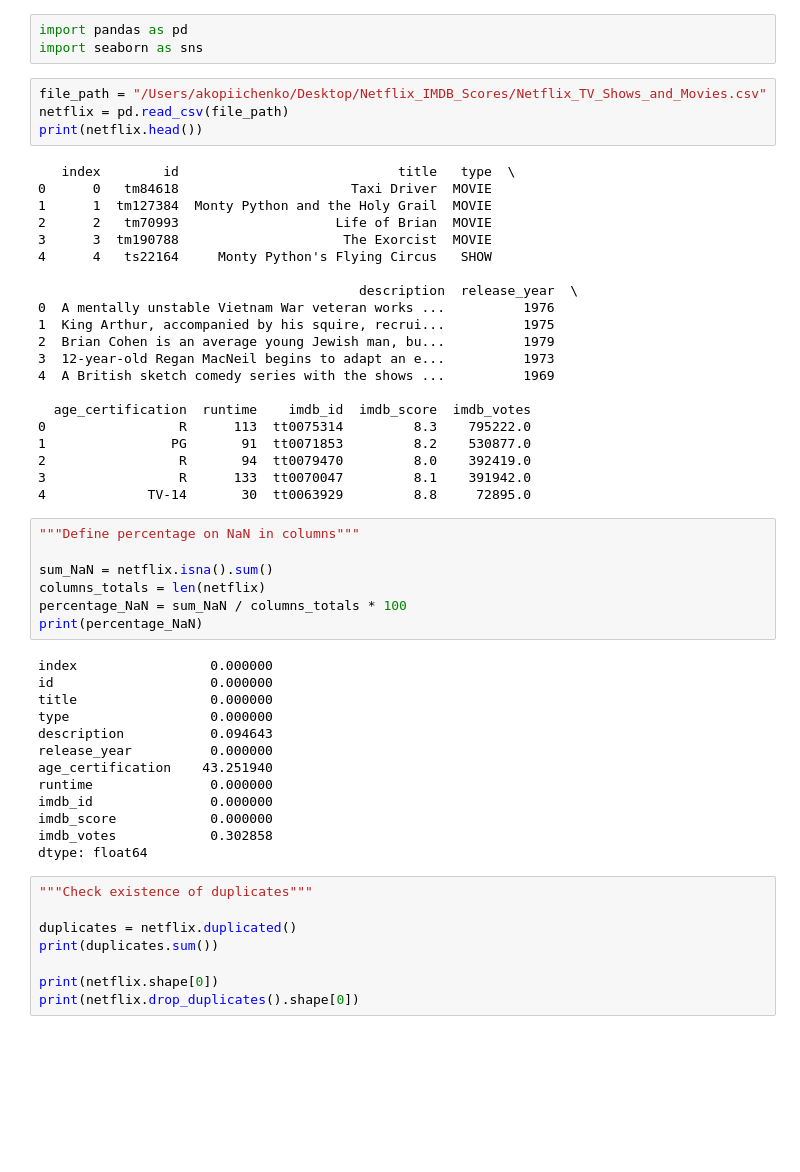
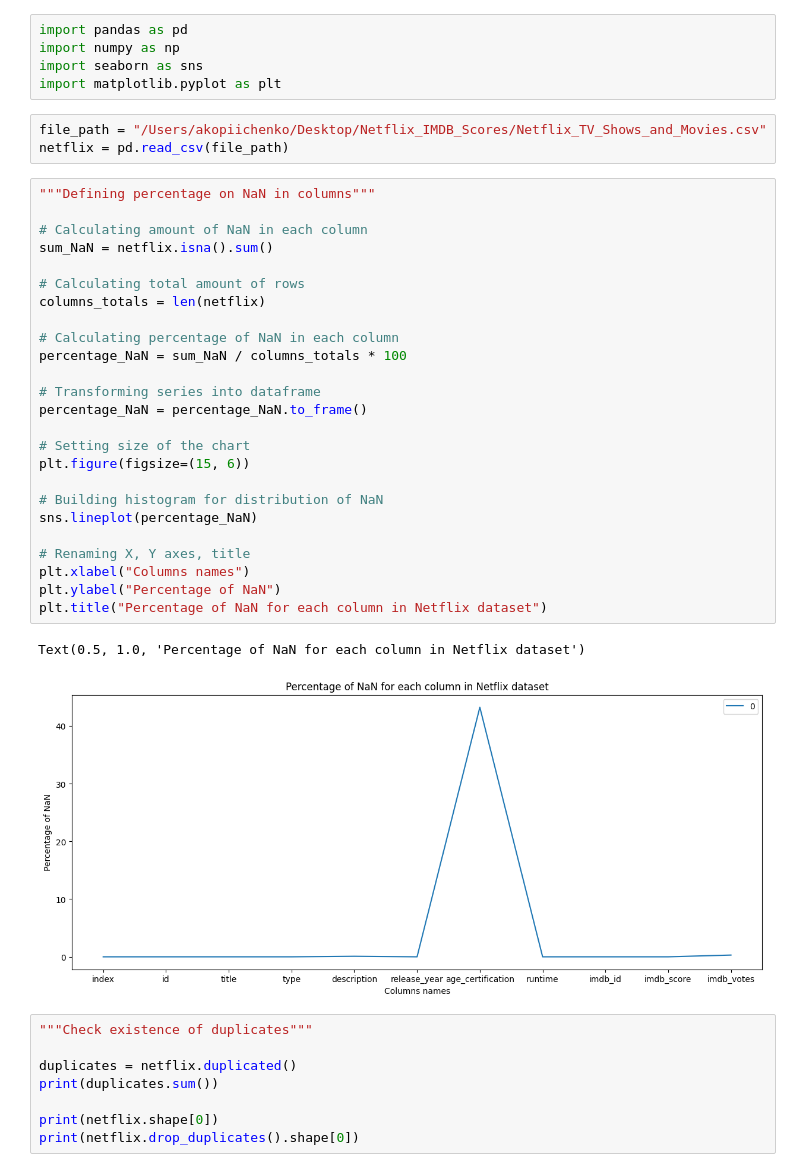
Before and after one commit to AllaKop/Netflix_IMDB_Scores, a Jupyter notebook: Netflix.ipynb, the cells around one changed output. Saved outputs shown, nothing was run; the diff lists cells and outputs as text; blank space fills up the shorter version.

```diff
--- a/Netflix.ipynb
+++ b/Netflix.ipynb
@@ -1,51 +1,39 @@
 # %%
 import pandas as pd
+import numpy as np
 import seaborn as sns
+import matplotlib.pyplot as plt
 # %%
 file_path = "/Users/akopiichenko/Desktop/Netflix_IMDB_Scores/Netflix_TV_Shows_and_Movies.csv"
 netflix = pd.read_csv(file_path)
-print(netflix.head())
-# %% [output]
-   index        id                            title   type  \
-0      0   tm84618                      Taxi Driver  MOVIE
-1      1  tm127384  Monty Python and the Holy Grail  MOVIE
-2      2   tm70993                    Life of Brian  MOVIE
-3      3  tm190788                     The Exorcist  MOVIE
-4      4   ts22164     Monty Python's Flying Circus   SHOW
-
-                                         description  release_year  \
-0  A mentally unstable Vietnam War veteran works ...          1976
-1  King Arthur, accompanied by his squire, recrui...          1975
-2  Brian Cohen is an average young Jewish man, bu...          1979
-3  12-year-old Regan MacNeil begins to adapt an e...          1973
-4  A British sketch comedy series with the shows ...          1969
-
-  age_certification  runtime    imdb_id  imdb_score  imdb_votes
-0                 R      113  tt0075314         8.3    795222.0
-1                PG       91  tt0071853         8.2    530877.0
-2                 R       94  tt0079470         8.0    392419.0
-3                 R      133  tt0070047         8.1    391942.0
-4             TV-14       30  tt0063929         8.8     72895.0
-# %%
-"""Define percentage on NaN in columns"""
-
-sum_NaN = netflix.isna().sum()
-columns_totals = len(netflix)
-percentage_NaN = sum_NaN / columns_totals * 100
-print(percentage_NaN)
-# %% [output]
-index                 0.000000
-id                    0.000000
-title                 0.000000
-type                  0.000000
-description           0.094643
-release_year          0.000000
-age_certification    43.251940
-runtime               0.000000
-imdb_id               0.000000
-imdb_score            0.000000
-imdb_votes            0.302858
-dtype: float64
+# %%
+"""Defining percentage on NaN in columns"""
+
+# Calculating amount of NaN in each column
+sum_NaN = netflix.isna().sum()
+
+# Calculating total amount of rows
+columns_totals = len(netflix)
+
+# Calculating percentage of NaN in each column
+percentage_NaN = sum_NaN / columns_totals * 100
+
+# Transforming series into dataframe
+percentage_NaN = percentage_NaN.to_frame()
+
+# Setting size of the chart
+plt.figure(figsize=(15, 6))
+
+# Building histogram for distribution of NaN
+sns.lineplot(percentage_NaN)
+
+# Renaming X, Y axes, title
+plt.xlabel("Columns names")
+plt.ylabel("Percentage of NaN")
+plt.title("Percentage of NaN for each column in Netflix dataset")
+# %% [output]
+Text(0.5, 1.0, 'Percentage of NaN for each column in Netflix dataset')
+[figure, added]
 # %%
 """Check existence of duplicates"""
 
```
Also changed, not shown: parts of 1 cell of this notebook.
